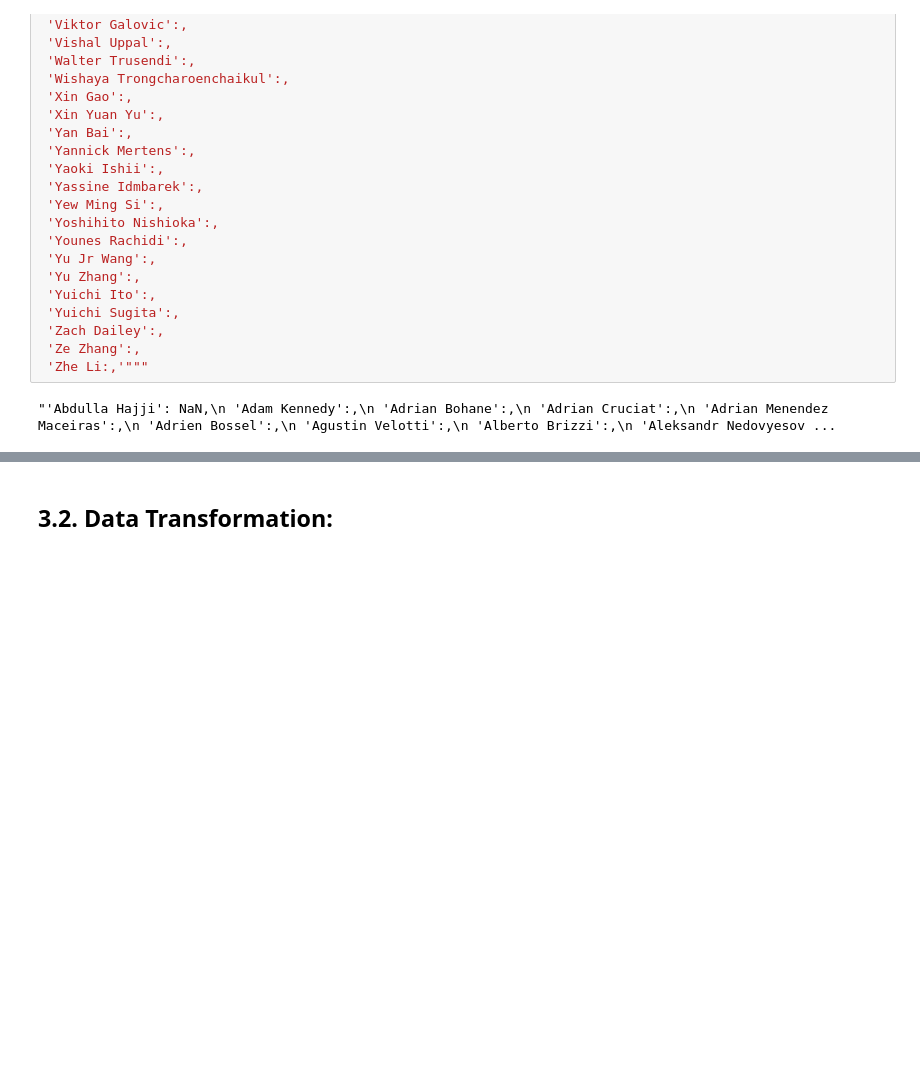
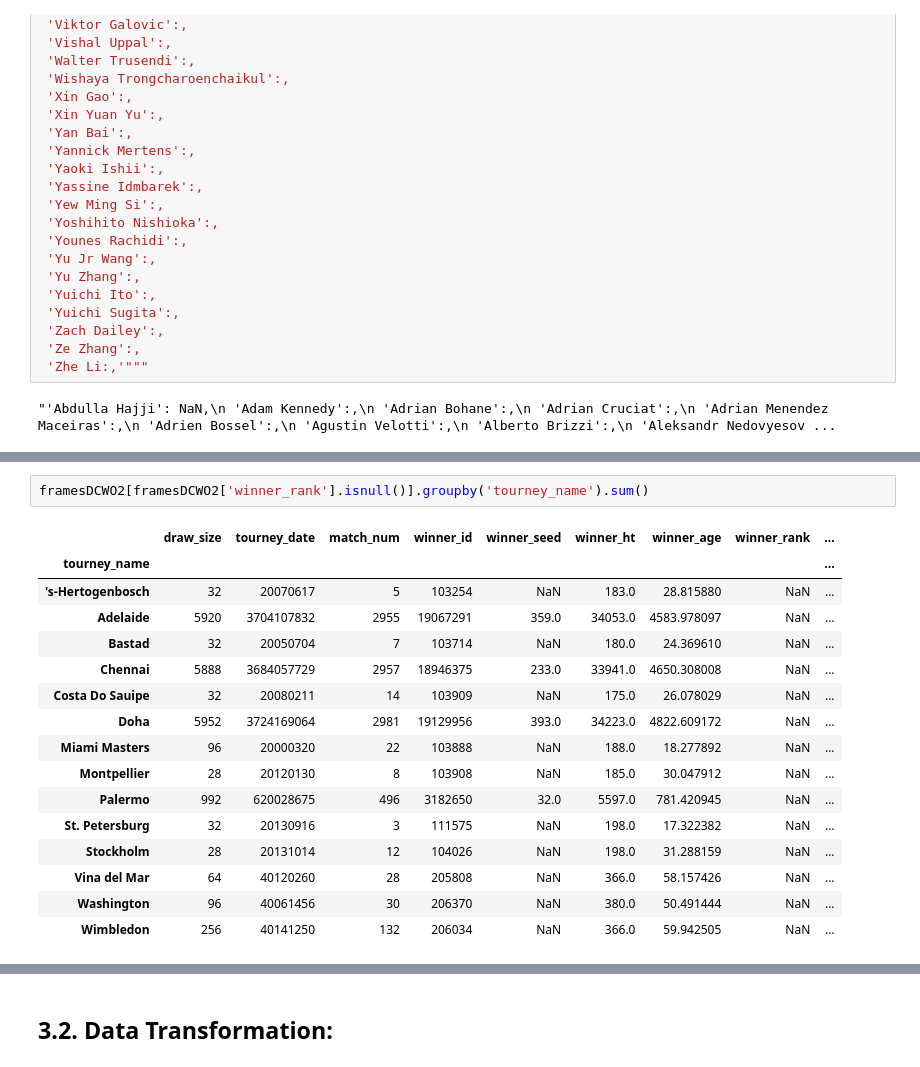
Before and after one commit to ISANJUA/TFM_ML4sportsBets, a Jupyter notebook: 3. Feature Extraction, Transformations and Cleansing.ipynb, the cells around one changed output, grey strips where cells are left out. Drawn from its saved outputs; the diff is of its cells as text; blank space fills up the shorter version.

```diff
--- a/3. Feature Extraction, Transformations and Cleansing.ipynb
+++ b/3. Feature Extraction, Transformations and Cleansing.ipynb
@@ -1654,0 +1685,19 @@ y.index.values.tolist()
+# %%
+framesDCWO2[framesDCWO2['winner_rank'].isnull()].groupby('tourney_name').sum()
+# %% [output]
+|  | draw_size | tourney_date | match_num | winner_id | winner_seed | winner_ht | winner_age | winner_rank | ... |
+| tourney_name |  |  |  |  |  |  |  |  | ... |
+| 's-Hertogenbosch | 32 | 20070617 | 5 | 103254 | NaN | 183.0 | 28.815880 | NaN | ... |
+| Adelaide | 5920 | 3704107832 | 2955 | 19067291 | 359.0 | 34053.0 | 4583.978097 | NaN | ... |
+| Bastad | 32 | 20050704 | 7 | 103714 | NaN | 180.0 | 24.369610 | NaN | ... |
+| Chennai | 5888 | 3684057729 | 2957 | 18946375 | 233.0 | 33941.0 | 4650.308008 | NaN | ... |
+| Costa Do Sauipe | 32 | 20080211 | 14 | 103909 | NaN | 175.0 | 26.078029 | NaN | ... |
+| Doha | 5952 | 3724169064 | 2981 | 19129956 | 393.0 | 34223.0 | 4822.609172 | NaN | ... |
+| Miami Masters | 96 | 20000320 | 22 | 103888 | NaN | 188.0 | 18.277892 | NaN | ... |
+| Montpellier | 28 | 20120130 | 8 | 103908 | NaN | 185.0 | 30.047912 | NaN | ... |
+| Palermo | 992 | 620028675 | 496 | 3182650 | 32.0 | 5597.0 | 781.420945 | NaN | ... |
+| St. Petersburg | 32 | 20130916 | 3 | 111575 | NaN | 198.0 | 17.322382 | NaN | ... |
+| Stockholm | 28 | 20131014 | 12 | 104026 | NaN | 198.0 | 31.288159 | NaN | ... |
+| Vina del Mar | 64 | 40120260 | 28 | 205808 | NaN | 366.0 | 58.157426 | NaN | ... |
+| Washington | 96 | 40061456 | 30 | 206370 | NaN | 380.0 | 50.491444 | NaN | ... |
+| Wimbledon | 256 | 40141250 | 132 | 206034 | NaN | 366.0 | 59.942505 | NaN | ... |
```
Also changed, not shown: parts of 7 cells of this notebook.
